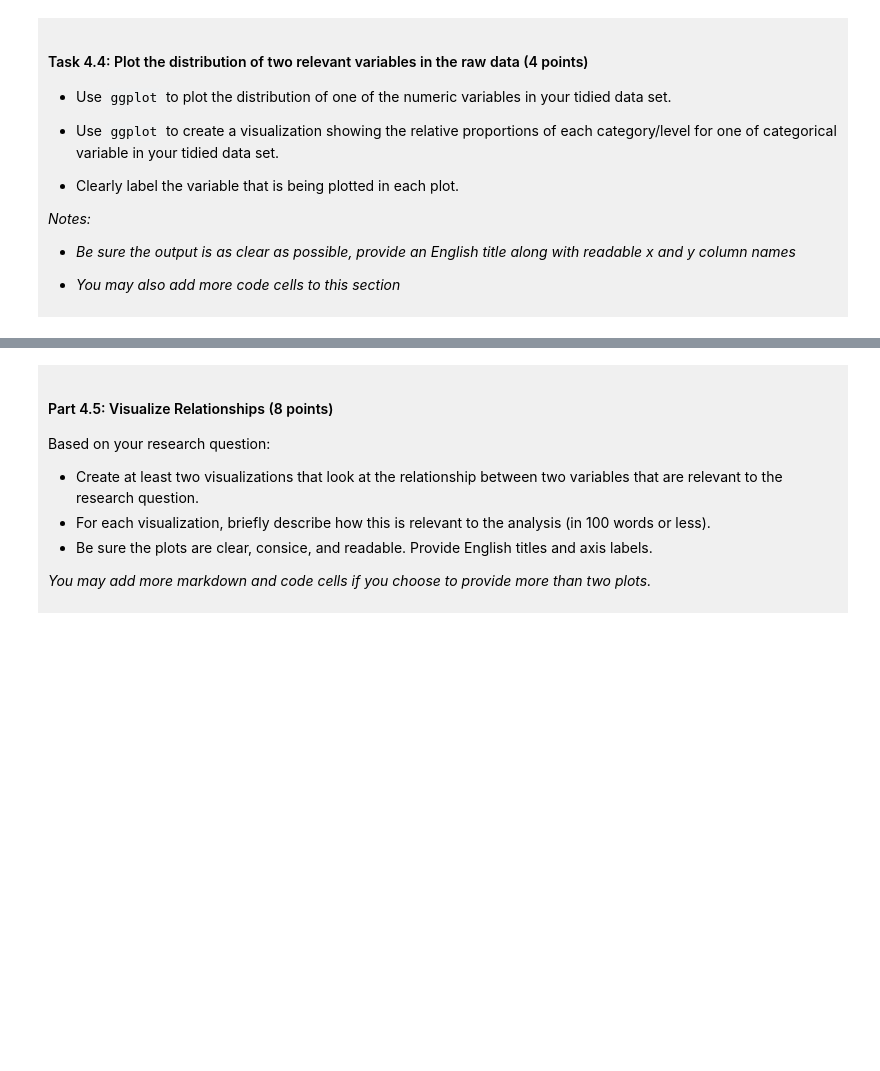
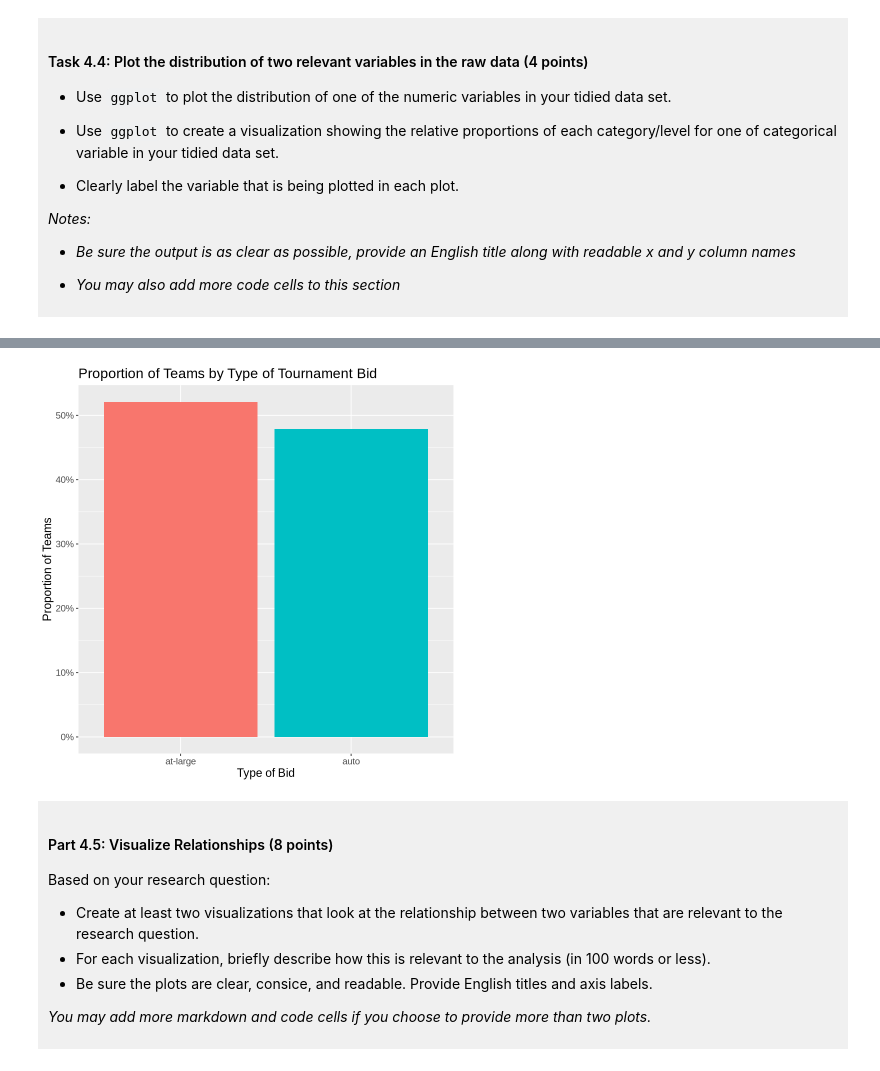
Before and after one commit to ngholipo/dsci-100-project-niki-gholipour, a Jupyter notebook: dsci-100-project-notebook.ipynb, the cells around one changed output, grey strips where cells are left out. Cells and saved outputs as stored; diff of their text form; code cells hidden in the pictures; blank space fills up the shorter version.

```diff
--- a/dsci-100-project-notebook.ipynb
+++ b/dsci-100-project-notebook.ipynb
@@ -314,5 +372,19 @@ You will refine your research question (if needed) and produce a tidy data set.
 # %%
 ### EDIT THIS CODE CELL FOR PLOT 2 ###
+
+# Plot 2: relative proportion of each bid type
+bid_props <- tournament_tidy |>
+    count(bid) |>
+    mutate(proportion = n / sum(n))
+
+bid_bar <- ggplot(bid_props, aes(x = bid, y = proportion, fill = bid)) +
+    geom_bar(stat = "identity", show.legend = FALSE) +
+    scale_y_continuous(labels = scales::percent) +
+    labs(title = "Proportion of Teams by Type of Tournament Bid", x = "Type of Bid", y = "Proportion of Teams") +
+    theme(text = element_text(size = 14))
+bid_bar
+# %% [output]
+[figure, added]
 # %% [markdown]
 <div style="background-color: #f0f0f0; padding: 10px;">
 
```
Also changed, not shown: parts of 10 cells of this notebook.
